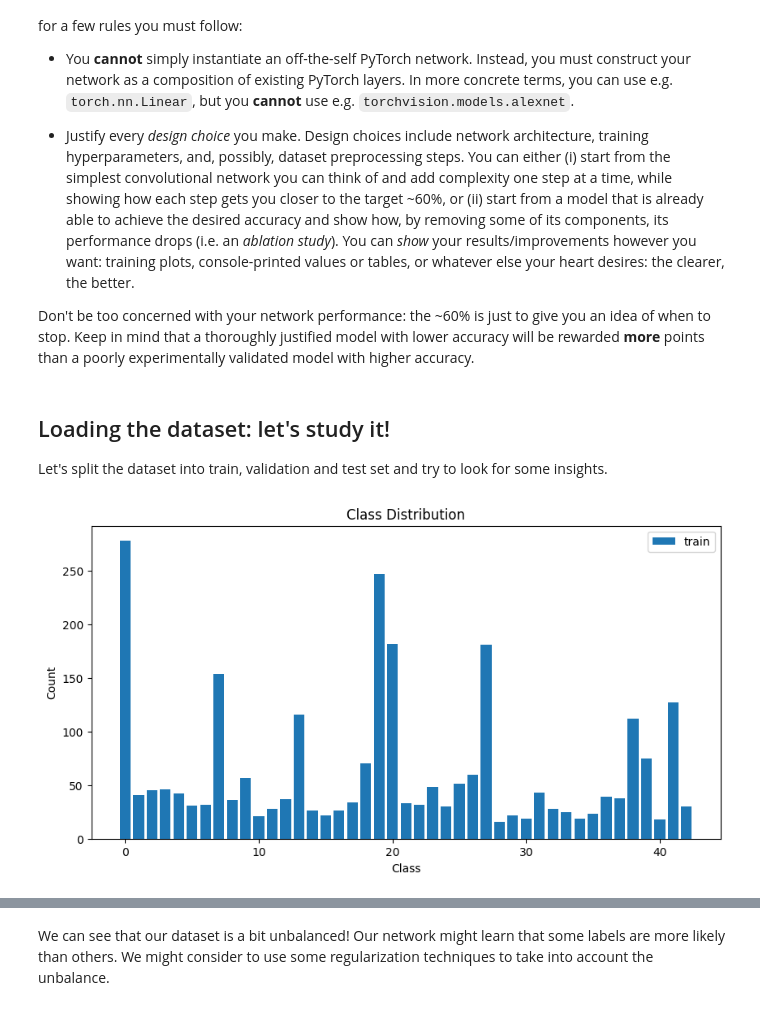
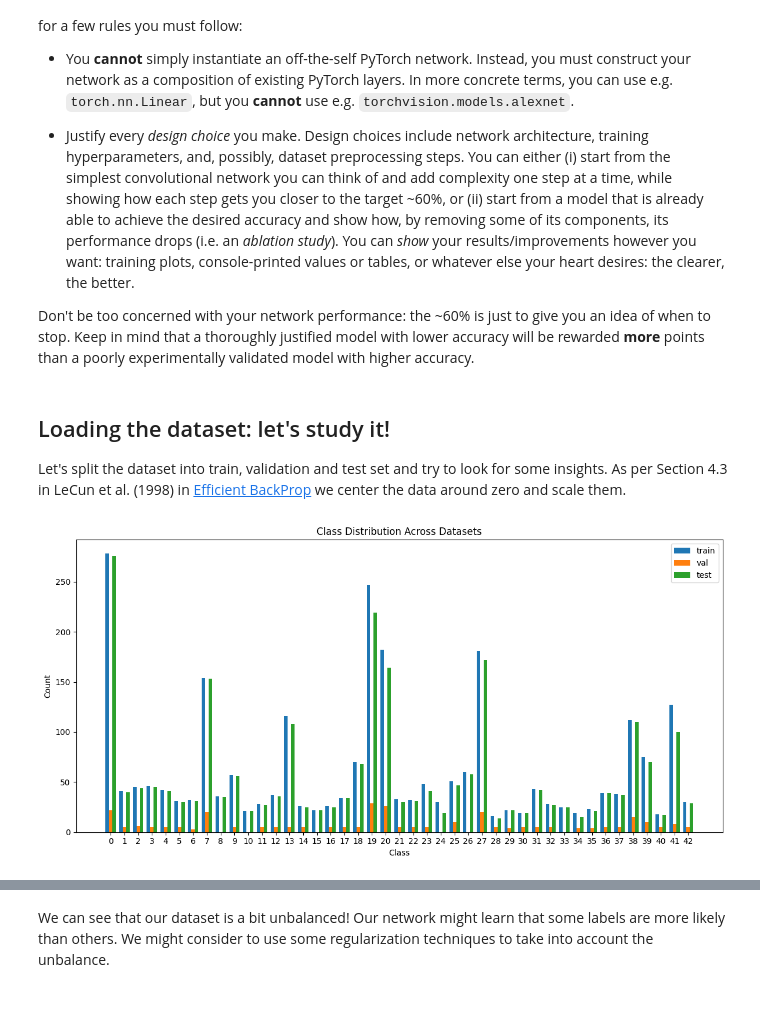
Before and after one commit to ncridlig/IPCV-UniBo, a Jupyter notebook: module2/assignment_module_2.ipynb, the cells around one changed output, grey strips where cells are left out. Cells and saved outputs as stored; diff of their text form; code cells hidden in the pictures.

Commit message:
Study class distribution when loading data and also normalize it

```diff
--- a/module2/assignment_module_2.ipynb
+++ b/module2/assignment_module_2.ipynb
@@ -413,15 +433,20 @@ Don't be too concerned with your network performance: the ~60% is just to give y
 # %% [markdown]
 ## Loading the dataset: let's study it!
 Let's split the dataset into train, validation and test set and try to look for some insights.
+As per Section 4.3 in LeCun et al. (1998) in [Efficient BackProp](https://cseweb.ucsd.edu/classes/wi08/cse253/Handouts/lecun-98b.pdf) we center the data around zero and scale them.
 # %%
+# Convert the image to a PyTorch tensor. Scale pixel values from the range [0, 255] to [-0.5, 0.5].
 transform = T.Compose([
-    T.ToTensor()
+    T.ToTensor(),
+    T.Normalize(mean=[0.5], std=[0.5])
 ])
 
+# Create the dataset objects
 train_dataset = GroceryStoreDataset(split='train', transform=transform)
 val_dataset = GroceryStoreDataset(split='val', transform=transform)
 test_dataset = GroceryStoreDataset(split='test', transform=transform)
+
+# Plot the distribution of the data
+class_weights = plot_distribution([train_dataset, val_dataset, test_dataset], splits=("train", "val", "test"))
+# %% [output]
+[figure, added]
-# %%
-class_weights = plot_distribution(train_dataset, split='train')
-# %% [output]
-[figure, removed]
```
Also changed, not shown: parts of 8 cells of this notebook.
